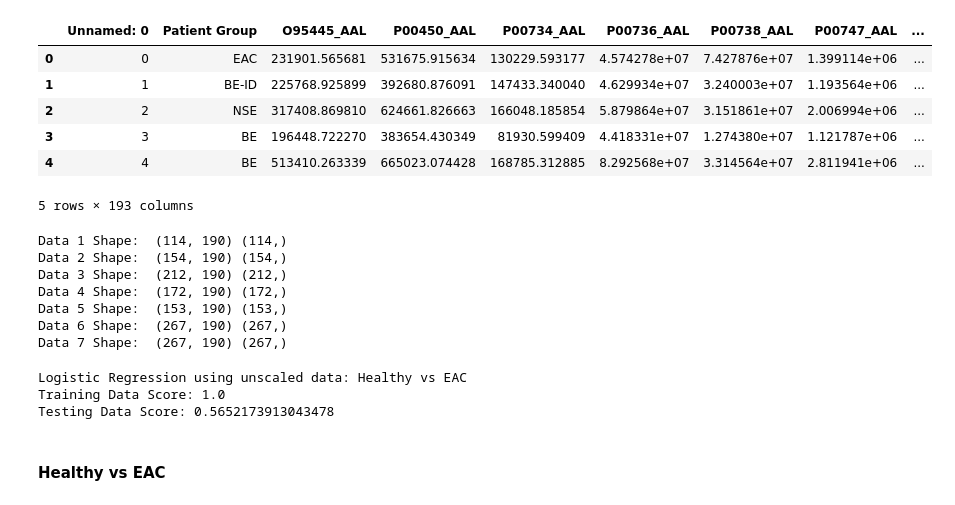
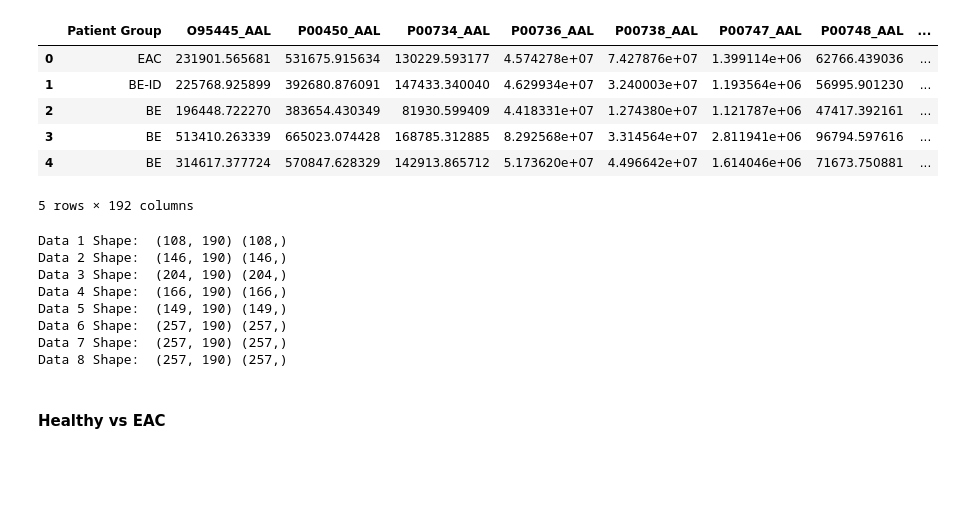
Before and after one commit to Frankr22/Machine-Learning-for-Oesophageal-Cancer-Diagnosis, a Jupyter notebook: Models/Model_AlternativeTargetGroups.ipynb, the cells around one changed output. Cells and saved outputs as stored; diff of their text form; code cells hidden in the pictures; blank space fills up the shorter version.

```diff
--- a/Models/Model_AlternativeTargetGroups.ipynb
+++ b/Models/Model_AlternativeTargetGroups.ipynb
@@ -4,12 +4,13 @@
 import matplotlib.pyplot as plt
 import pandas as pd
 # %%
-data1 = pd.read_csv('../Data_Cleaned/Joined_df_cleaned.csv')
-data2 = pd.read_csv('../Data_Cleaned/Joined_df_cleaned.csv')
-data3 = pd.read_csv('../Data_Cleaned/Joined_df_cleaned.csv')
-data4 = pd.read_csv('../Data_Cleaned/Joined_df_cleaned.csv')
-data5 = pd.read_csv('../Data_Cleaned/Joined_df_cleaned.csv')
-data6 = pd.read_csv('../Data_Cleaned/Joined_df_cleaned.csv')
-data7 = pd.read_csv('../Data_Cleaned/Joined_df_cleaned.csv')
+data1 = pd.read_csv('../Data_Cleaned/train_test_set.csv')
+data2 = pd.read_csv('../Data_Cleaned/train_test_set.csv')
+data3 = pd.read_csv('../Data_Cleaned/train_test_set.csv')
+data4 = pd.read_csv('../Data_Cleaned/train_test_set.csv')
+data5 = pd.read_csv('../Data_Cleaned/train_test_set.csv')
+data6 = pd.read_csv('../Data_Cleaned/train_test_set.csv')
+data7 = pd.read_csv('../Data_Cleaned/train_test_set.csv')
+data8 = pd.read_csv('../Data_Cleaned/train_test_set.csv')
 data1.head(5)
 # %% [output]
@@ -23,63 +24,70 @@ data1.head(5)
 # %%
 # Reclassified: 1 vs 4 healthy vs cancer
 data1['target'] = data1['Patient Group'].map({'BE-HGD': 2, 'EAC': 1, 'BE': 2, 'BE-ID': 2, 'BE-LGD': 2, 'NSE': 0})
 data1 = data1[data1.target<2]
 
 # Reclassified: 1 vs 3&4 healthy vs BE-HGD & EAC
 data2['target'] = data2['Patient Group'].map({'BE-HGD': 1, 'EAC': 1, 'BE': 2, 'BE-ID': 2, 'BE-LGD': 2, 'NSE': 0})
 data2 = data2[data2.target<2]
 
 # Reclassified: 2 vs 3&4 BE low vs BE-HGD & EAC
 data3['target'] = data3['Patient Group'].map({'BE-HGD': 1, 'EAC': 1, 'BE': 0, 'BE-ID': 0, 'BE-LGD': 0, 'NSE': 2})
 data3 = data3[data3.target<2]
 
 # Reclassified: 2 vs 4 BE low vs EAC
 data4['target'] = data4['Patient Group'].map({'BE-HGD': 2, 'EAC': 1, 'BE': 0, 'BE-ID': 0, 'BE-LGD': 0, 'NSE': 2})
 data4 = data4[data4.target<2]
 
 # Reclassified: 2 vs 3 BE low vs BE-HGD
 data5['target'] = data5['Patient Group'].map({'BE-HGD': 1, 'EAC': 2, 'BE': 0, 'BE-ID': 0, 'BE-LGD': 0, 'NSE': 2})
 data5 = data5[data5.target<2]
 
 # Reclassified: 1 vs 2,3,4 healthy vs all
 data6['target'] = data6['Patient Group'].map({'BE-HGD': 1, 'EAC': 1, 'BE': 1, 'BE-ID': 1, 'BE-LGD': 1, 'NSE': 0})
 data6 = data6[data6.target<2]
 
 # Reclassified: 1,2,3 vs 4 all vs cancer
 data7['target'] = data7['Patient Group'].map({'BE-HGD': 0, 'EAC': 1, 'BE': 0, 'BE-ID': 0, 'BE-LGD': 0, 'NSE': 0})
 data7 = data7[data7.target<2]
-data7.head(5)
+
+# Reclassified: 1&2 vs 3&4 healthy & BE low vs BE-HGD & EAC
+data8['target'] = data8['Patient Group'].map({'BE-HGD': 1, 'EAC': 1, 'BE': 0, 'BE-ID': 0, 'BE-LGD': 0, 'NSE': 0})
+data8 = data8[data8.target<2]
+data8.head(5)
 # %% [output]
-|  | Unnamed: 0 | Patient Group | O95445_AAL | P00450_AAL | P00734_AAL | P00736_AAL | P00738_AAL | P00747_AAL | ... |
-| 0 | 0 | EAC | 231901.565681 | 531675.915634 | 130229.593177 | 4.574278e+07 | 7.427876e+07 | 1.399114e+06 | ... |
-| 1 | 1 | BE-ID | 225768.925899 | 392680.876091 | 147433.340040 | 4.629934e+07 | 3.240003e+07 | 1.193564e+06 | ... |
-| 2 | 2 | NSE | 317408.869810 | 624661.826663 | 166048.185854 | 5.879864e+07 | 3.151861e+07 | 2.006994e+06 | ... |
-| 3 | 3 | BE | 196448.722270 | 383654.430349 | 81930.599409 | 4.418331e+07 | 1.274380e+07 | 1.121787e+06 | ... |
-| 4 | 4 | BE | 513410.263339 | 665023.074428 | 168785.312885 | 8.292568e+07 | 3.314564e+07 | 2.811941e+06 | ... |
+|  | Patient Group | O95445_AAL | P00450_AAL | P00734_AAL | P00736_AAL | P00738_AAL | P00747_AAL | P00748_AAL | ... |
+| 0 | EAC | 231901.565681 | 531675.915634 | 130229.593177 | 4.574278e+07 | 7.427876e+07 | 1.399114e+06 | 62766.439036 | ... |
+| 1 | BE-ID | 225768.925899 | 392680.876091 | 147433.340040 | 4.629934e+07 | 3.240003e+07 | 1.193564e+06 | 56995.901230 | ... |
+| 2 | BE | 196448.722270 | 383654.430349 | 81930.599409 | 4.418331e+07 | 1.274380e+07 | 1.121787e+06 | 47417.392161 | ... |
+| 3 | BE | 513410.263339 | 665023.074428 | 168785.312885 | 8.292568e+07 | 3.314564e+07 | 2.811941e+06 | 96794.597616 | ... |
+| 4 | BE | 314617.377724 | 570847.628329 | 142913.865712 | 5.173620e+07 | 4.496642e+07 | 1.614046e+06 | 71673.750881 | ... |
-5 rows × 193 columns
+5 rows × 192 columns
 # %%
 # Create X and y
 
-X1 = data1.drop(['Unnamed: 0','Patient Group', 'target'], axis=1)
+X1 = data1.drop(['Patient Group', 'target'], axis=1)
 y1 = data1['target']
 
-X2 = data2.drop(['Unnamed: 0','Patient Group', 'target'], axis=1)
+X2 = data2.drop(['Patient Group', 'target'], axis=1)
 y2 = data2['target']
 
-X3 = data3.drop(['Unnamed: 0','Patient Group', 'target'], axis=1)
+X3 = data3.drop(['Patient Group', 'target'], axis=1)
 y3 = data3['target']
 
-X4 = data4.drop(['Unnamed: 0','Patient Group', 'target'], axis=1)
+X4 = data4.drop(['Patient Group', 'target'], axis=1)
 y4 = data4['target']
 
-X5 = data5.drop(['Unnamed: 0','Patient Group', 'target'], axis=1)
+X5 = data5.drop(['Patient Group', 'target'], axis=1)
 y5 = data5['target']
 
-X6 = data6.drop(['Unnamed: 0','Patient Group', 'target'], axis=1)
+X6 = data6.drop(['Patient Group', 'target'], axis=1)
 y6 = data6['target']
 
-X7 = data7.drop(['Unnamed: 0','Patient Group', 'target'], axis=1)
+X7 = data7.drop(['Patient Group', 'target'], axis=1)
 y7 = data7['target']
+
+X8 = data8.drop(['Patient Group', 'target'], axis=1)
+y8 = data8['target']
 
 print("Data 1 Shape: ", X1.shape, y1.shape)
 print("Data 2 Shape: ", X2.shape, y2.shape)
@@ -88,14 +96,16 @@ print("Data 4 Shape: ", X4.shape, y4.shape)
 print("Data 5 Shape: ", X5.shape, y5.shape)
 print("Data 6 Shape: ", X6.shape, y6.shape)
 print("Data 7 Shape: ", X7.shape, y7.shape)
+print("Data 8 Shape: ", X8.shape, y8.shape)
 # %% [output]
-Data 1 Shape:  (114, 190) (114,)
-Data 2 Shape:  (154, 190) (154,)
-Data 3 Shape:  (212, 190) (212,)
-Data 4 Shape:  (172, 190) (172,)
-Data 5 Shape:  (153, 190) (153,)
-Data 6 Shape:  (267, 190) (267,)
-Data 7 Shape:  (267, 190) (267,)
+Data 1 Shape:  (108, 190) (108,)
+Data 2 Shape:  (146, 190) (146,)
+Data 3 Shape:  (204, 190) (204,)
+Data 4 Shape:  (166, 190) (166,)
+Data 5 Shape:  (149, 190) (149,)
+Data 6 Shape:  (257, 190) (257,)
+Data 7 Shape:  (257, 190) (257,)
+Data 8 Shape:  (257, 190) (257,)
 # %%
 from sklearn.linear_model import LogisticRegression
 classifier = LogisticRegression(max_iter=1000)
@@ -109,16 +119,6 @@ X_train, X_test, y_train, y_test = train_test_split(X1, y1, test_size=0.2, rando
 X_scaler = StandardScaler().fit(X_train)
 X_train_scaled = X_scaler.transform(X_train)
 X_test_scaled = X_scaler.transform(X_test)
-# %%
-# Logistic Regression on unscaled data
-classifier.fit(X_train, y_train)
-print('Logistic Regression using unscaled data: Healthy vs EAC')
-print(f"Training Data Score: {classifier.score(X_train, y_train)}")
-print(f"Testing Data Score: {classifier.score(X_test, y_test)}")
-# %% [output]
-Logistic Regression using unscaled data: Healthy vs EAC
-Training Data Score: 1.0
-Testing Data Score: 0.5652173913043478
 # %% [markdown]
 #### Healthy vs EAC ####
 # %%
```
Also changed, not shown: parts of 15 cells of this notebook, 11 other files.
